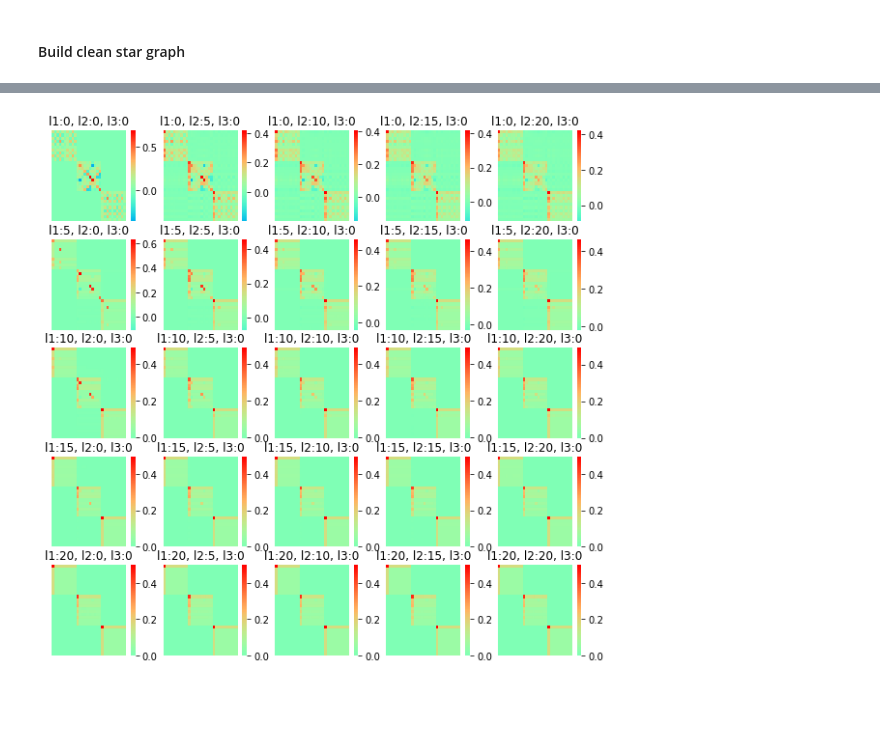
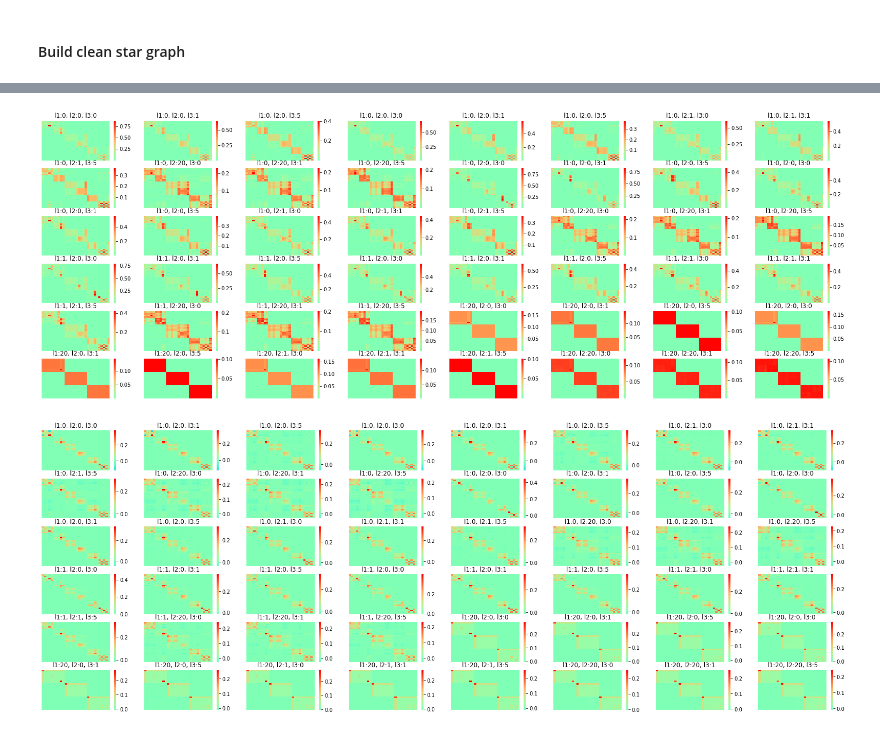
Before and after one commit to ShannaLiu/RSP, a Jupyter notebook: Select_cluster/Experiments/Ex_data.ipynb, the cells around one changed output, grey strips where cells are left out. Cells and saved outputs as stored; diff of their text form; code cells hidden in the pictures; blank space fills up the shorter version.

```diff
--- a/Select_cluster/Experiments/Ex_data.ipynb
+++ b/Select_cluster/Experiments/Ex_data.ipynb
@@ -44,7 +45,7 @@ f = plt.figure(figsize=(10,4))
 for i in range(num3):
     ax0 = f.add_subplot(np.int0(np.ceil(num/4)), 4, flag)
     lr = LR_Estimator(l3=l3s[i], method='cp', solver='SCS')
-    lr.fit(node_features, maxiter=500)
+    lr.fit(node_features, maxiter=100)
     lr.heatplot(xticklabels=False, yticklabels=False, cbar=True)
     ax0.set_title('l3:'+str(int(np.round(l3s[i])))+' rank:'+str(np.linalg.matrix_rank(lr.W.value)))
     flag = flag+1
@@ -73,19 +99,19 @@ L, D, Gamma = graph_to_mat(G)
 # %%
-l1s = np.float32([0,5,10,15,20])
-l2s = np.float32([0,5,10,15,20])
-l3s = np.float32([0.1])
+l1s = np.float32([0.1,0.5,1,20])
+l2s = np.float32([0.1,0.5,1,20])
+l3s = np.float32([0.1,1,5])
 num1 = len(l1s)
 num2 = len(l2s)
 num3 = len(l3s)
 num = num1 * num2 * num3
 flag = 1
-f = plt.figure(figsize=(12,10))
+f = plt.figure(figsize=(28,10))
 for i in range(num1):
     for j in range(num2):
         for k in range(num3):
-            ax0 = f.add_subplot(np.int0(np.ceil(num/5)), 5, flag)
-            ase = as_El_Estimator(l1=l1s[i], l2=l2s[j], l3=l3s[k], Gamma=Gamma, D=D, method='cp', solver='SCS', deg_crct=False)
-            ase.fit(node_features, maxiter=100)
+            ax0 = f.add_subplot(np.int0(np.ceil(num/8)), 8, flag)
+            ase = as_El_Estimator(l1=l1s[i], l2=l2s[j], l3=l3s[k], Gamma=Gamma, D=D, method='cp', solver='SCS', deg_crct=True)
+            ase.fit(node_features, maxiter=500)
             ase.heatplot(xticklabels=False, yticklabels=False, cbar=True)
             ax0.set_title('l1:'+str(int(l1s[i]))+', '+'l2:'+str(int(l2s[j]))+', '+'l3:'+str(int(np.round(l3s[k]))))
             flag = flag+1
@@ -138,21 +189,21 @@ G.add_nodes_from(subgraph.nodes())
 G.add_edges_from(subgraph.edges())
 L, D, Gamma = graph_to_mat(G)
 # %%
-l1s = np.float32([0,5,10,15,20])
-l2s = np.float32([0,5,10,15,20])
-l3s = np.float32([0.1])
+l1s = np.float32([0.1,0.5,1,20])
+l2s = np.float32([0.1,0.5,1,20])
+l3s = np.float32([0.1,1,5])
 num1 = len(l1s)
 num2 = len(l2s)
 num3 = len(l3s)
 num = num1 * num2 * num3
 flag = 1
-f = plt.figure(figsize=(12,10))
+f = plt.figure(figsize=(28,10))
 for i in range(num1):
     for j in range(num2):
         for k in range(num3):
-            ax0 = f.add_subplot(np.int0(np.ceil(num/5)), 5, flag)
-            ase = as_El_Estimator(l1=l1s[i], l2=l2s[j], l3=l3s[k], Gamma=Gamma, D=D, method='cp', solver='SCS', deg_crct=False)
-            ase.fit(node_features, maxiter=100)
+            ax0 = f.add_subplot(np.int0(np.ceil(num/8)), 8, flag)
+            ase = as_El_Estimator(l1=l1s[i], l2=l2s[j], l3=l3s[k], Gamma=Gamma, D=D, method='cp', solver='SCS', deg_crct=True)
+            ase.fit(node_features, maxiter=500)
             ase.heatplot(xticklabels=False, yticklabels=False, cbar=True)
             ax0.set_title('l1:'+str(int(l1s[i]))+', '+'l2:'+str(int(l2s[j]))+', '+'l3:'+str(int(np.round(l3s[k]))))
             flag = flag+1
@@ -165,25 +216,50 @@ del ase
 # %%
-l1s = np.float32([0,5,10,15,20])
-l2s = np.float32([0,5,10,15,20])
-l3s = np.float32([0.1])
+l1s = np.float32([0.1,0.5,1,20])
+l2s = np.float32([0.1,0.5,1,20])
+l3s = np.float32([0.1,1,5])
 num1 = len(l1s)
 num2 = len(l2s)
 num3 = len(l3s)
 num = num1 * num2 * num3
 flag = 1
-f = plt.figure(figsize=(10,10))
+f = plt.figure(figsize=(28,10))
 for i in range(num1):
     for j in range(num2):
         for k in range(num3):
-            ax0 = f.add_subplot(np.int0(np.ceil(num/5)), 5, flag)
+            ax0 = f.add_subplot(np.int0(np.ceil(num/8)), 8, flag)
             ase = as_El_Estimator(l1=l1s[i], l2=l2s[j], l3=l3s[k], Gamma=Gamma, D=D, method='cp', solver='SCS', deg_crct=True)
-            ase.fit(node_features, maxiter=1000)
-            ase.heatplot(xticklabels=False, yticklabels=False, cbar=True)
+            ase.fit(node_features, maxiter=500)
+            ase.scaling(xticklabels=False, yticklabels=False, cbar=True)
             ax0.set_title('l1:'+str(int(l1s[i]))+', '+'l2:'+str(int(l2s[j]))+', '+'l3:'+str(int(np.round(l3s[k]))))
             flag = flag+1
 del l1s
 del l2s
 del l3s
 del ase
 # %% [output]
-[figure, old version]
+[figure, new version]
+# %%
+l1s = np.float32([0.1,0.5,1,20])
+l2s = np.float32([0.1,0.5,1,20])
+l3s = np.float32([0.1,1,5])
+num1 = len(l1s)
+num2 = len(l2s)
+num3 = len(l3s)
+num = num1 * num2 * num3
+flag = 1
+f = plt.figure(figsize=(28,10))
+for i in range(num1):
+    for j in range(num2):
+        for k in range(num3):
+            ax0 = f.add_subplot(np.int0(np.ceil(num/8)), 8, flag)
+            sse = ss_El_Estimator(l1=l1s[i], l2=l2s[j], l3=l3s[k], Gamma=Gamma, D=D, method='cp', solver='SCS', deg_crct=True)
+            sse.fit(node_features, maxiter=500)
+            sse.heatplot(xticklabels=False, yticklabels=False, cbar=True)
+            ax0.set_title('l1:'+str(int(l1s[i]))+', '+'l2:'+str(int(l2s[j]))+', '+'l3:'+str(int(np.round(l3s[k]))))
+            flag = flag+1
+del l1s
+del l2s
+del l3s
+del sse
+# %% [output]
+[figure, added]
```
Also changed, not shown: parts of 9 cells of this notebook, 3 other files.
